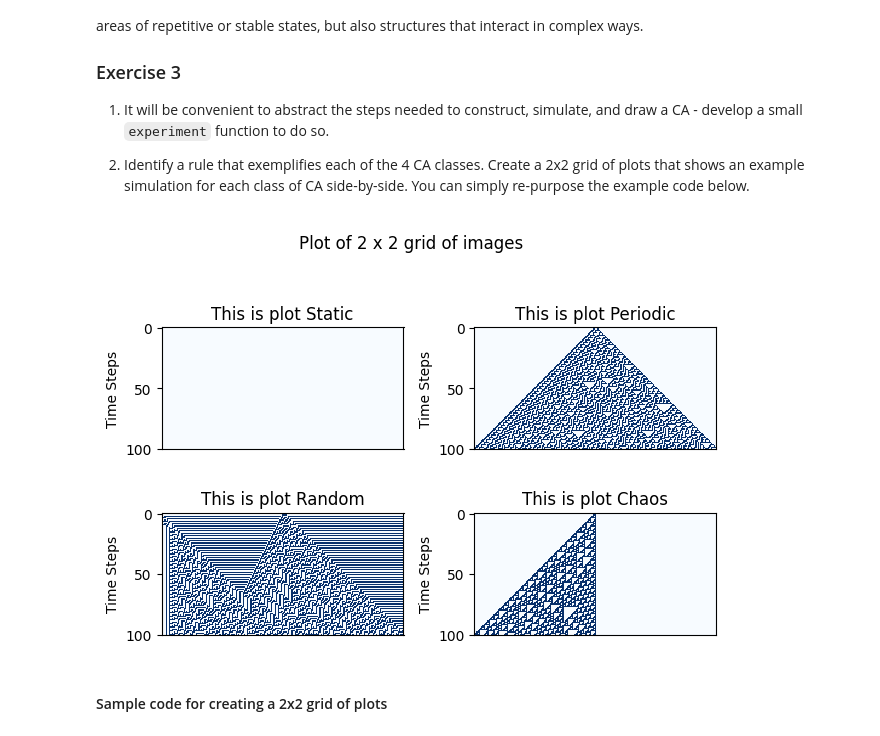
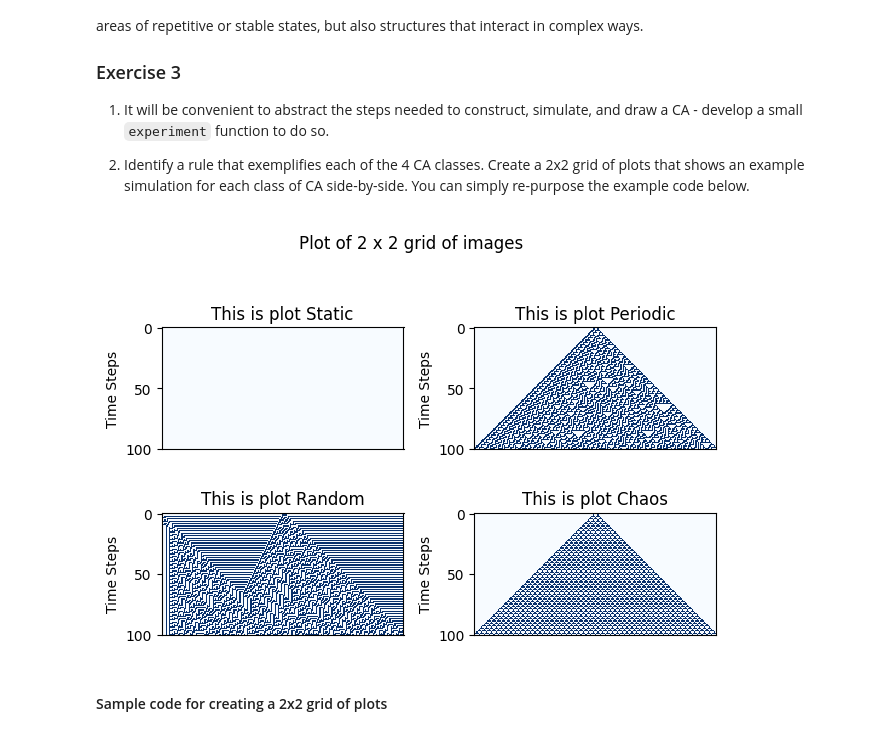
Before and after one commit to Charanjeet-x/comp215, a Jupyter notebook: labs/lab07_cellular_automata.ipynb, the cells around one changed output. Drawn from its saved outputs; the diff is of its cells as text; code cells hidden in the pictures.

```diff
--- a/labs/lab07_cellular_automata.ipynb
+++ b/labs/lab07_cellular_automata.ipynb
@@ -200,29 +200,29 @@ Wolfram identifies 4 "classes" of Elementary Cellular Automata:
 # %%
 # Solution for Ex. 3 here...
 def experiment(n_cells, n_steps, rule):
     start_state = single_centre_array(n_cells)
     ca = Cell1D(rule, start_state)
     ca.simulate(n_steps)
     ca.draw()
     return ca
 
-rule = { "Static": 0, "Periodic": 30, "Random": 45, "Chaos": 110 }
+rule = { "Static": 0, "Periodic": 30, "Random": 45, "Chaos": 54 } #used AI & textbook to find out which rule will create the required pattern
 
 def axes_layout(nrows=1, ncols=1, fig_title=None, **kwargs):
     """ layout nrows x ncols axes with sensible defaults.  kwargs passed directly to `plt.subplots()`"""
     kwargs = {**dict(layout='tight'), **kwargs}
     fig, axes = plt.subplots(nrows=nrows, ncols=ncols, **kwargs)
 
     if fig_title:
         fig.suptitle(fig_title)
     return axes
 
 axes = axes_layout(2, 2, fig_title='Plot of 2 x 2 grid of images')
 for ax, title in zip(axes.flat, rule.keys()):
     ca = experiment(200, 100, rule[title])
     plot_ca(ca.ca, axes=ax, title=f'This is plot {title}')
 # %% [output]
-[figure, old version]
+[figure, new version]
 # %% [markdown]
 #### Sample code for creating a 2x2 grid of plots
 # %%
```
Also changed, not shown: parts of 1 cell of this notebook.
